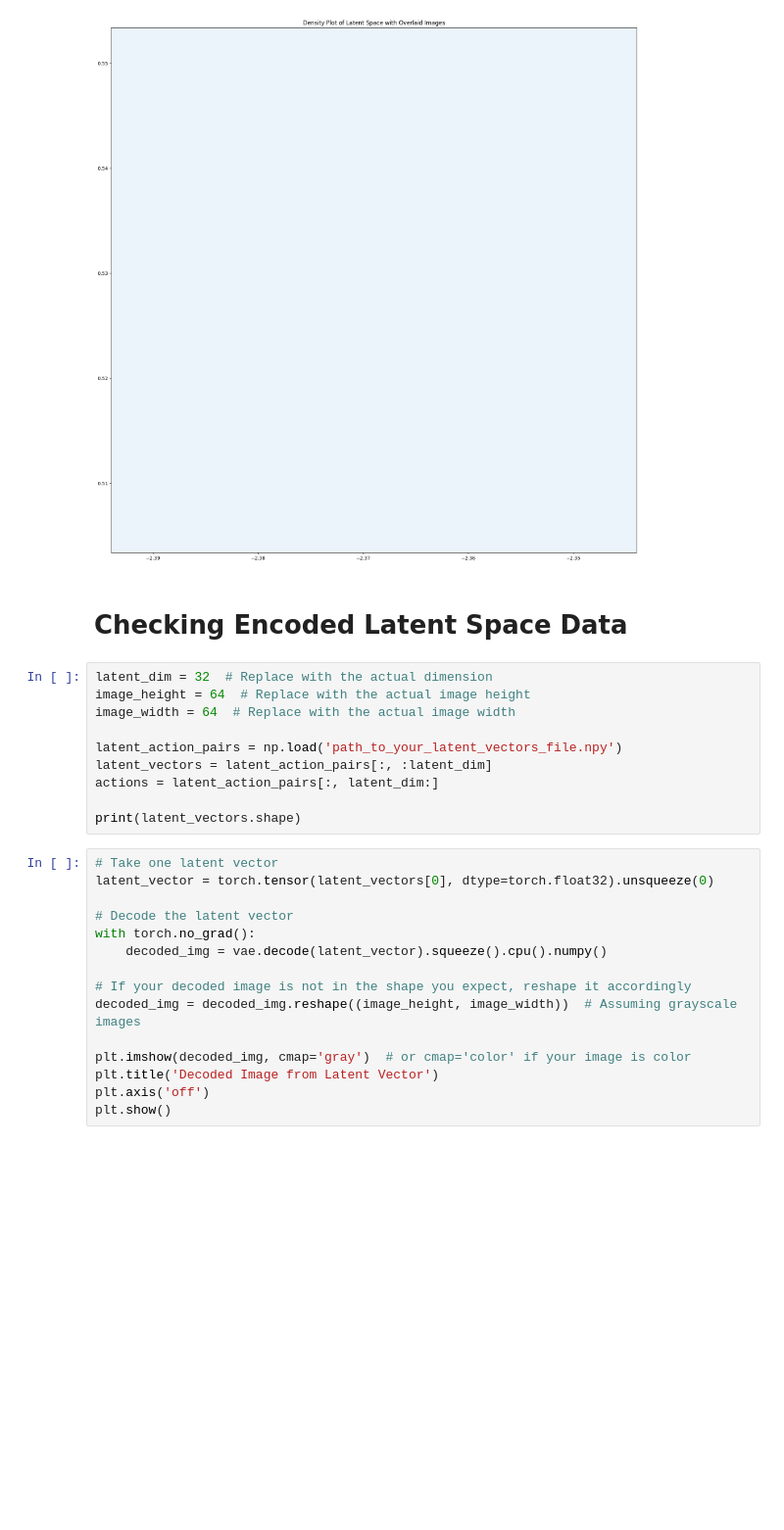
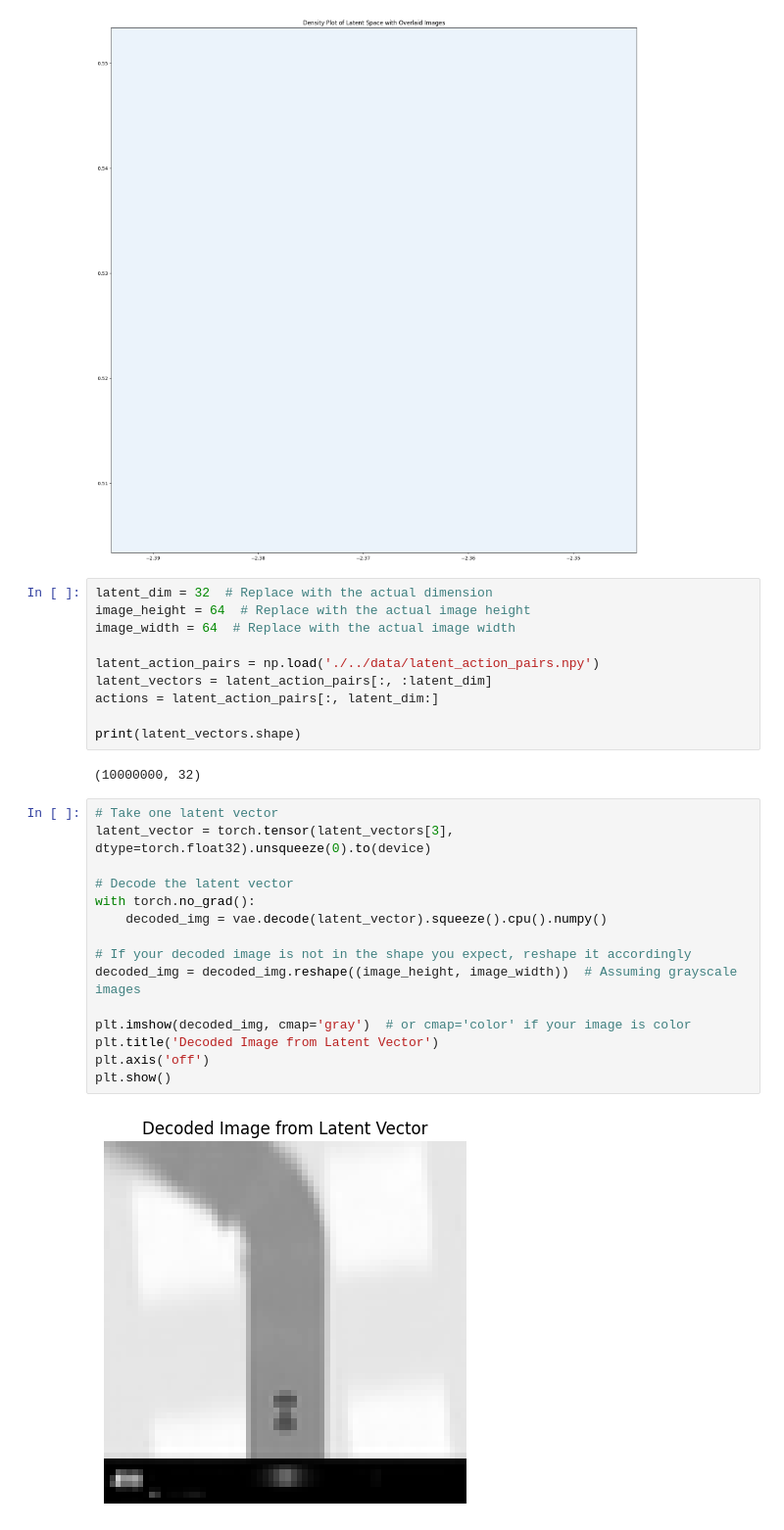
Before and after one commit to Dean-vA/World-Models, a Jupyter notebook: worldmodels1/notebooks/explore_data.ipynb, the cells around one changed output. Shown: that part at 98% size. Saved outputs shown, nothing was run; the diff lists cells and outputs as text; blank space fills up the shorter version.

```diff
--- a/worldmodels1/notebooks/explore_data.ipynb
+++ b/worldmodels1/notebooks/explore_data.ipynb
@@ -244,30 +244,32 @@ plt.title('Density Plot of Latent Space with Overlaid Images')
 plt.show()
 # %% [output]
 [figure]
-# %% [markdown]
-# Checking Encoded Latent Space Data
 # %%
 latent_dim = 32  # Replace with the actual dimension
 image_height = 64  # Replace with the actual image height
 image_width = 64  # Replace with the actual image width
 
-latent_action_pairs = np.load('path_to_your_latent_vectors_file.npy')
+latent_action_pairs = np.load('./../data/latent_action_pairs.npy')
 latent_vectors = latent_action_pairs[:, :latent_dim]
 actions = latent_action_pairs[:, latent_dim:]
 
 print(latent_vectors.shape)
+# %% [output]
+(10000000, 32)
 # %%
 # Take one latent vector
-latent_vector = torch.tensor(latent_vectors[0], dtype=torch.float32).unsqueeze(0)
+latent_vector = torch.tensor(latent_vectors[3], dtype=torch.float32).unsqueeze(0).to(device)
 
 # Decode the latent vector
 with torch.no_grad():
     decoded_img = vae.decode(latent_vector).squeeze().cpu().numpy()
 
 # If your decoded image is not in the shape you expect, reshape it accordingly
 decoded_img = decoded_img.reshape((image_height, image_width))  # Assuming grayscale images
 
 plt.imshow(decoded_img, cmap='gray')  # or cmap='color' if your image is color
 plt.title('Decoded Image from Latent Vector')
 plt.axis('off')
 plt.show()
+# %% [output]
+[figure, added]
```
Also changed, not shown: parts of 1 cell of this notebook, 2 other files.
